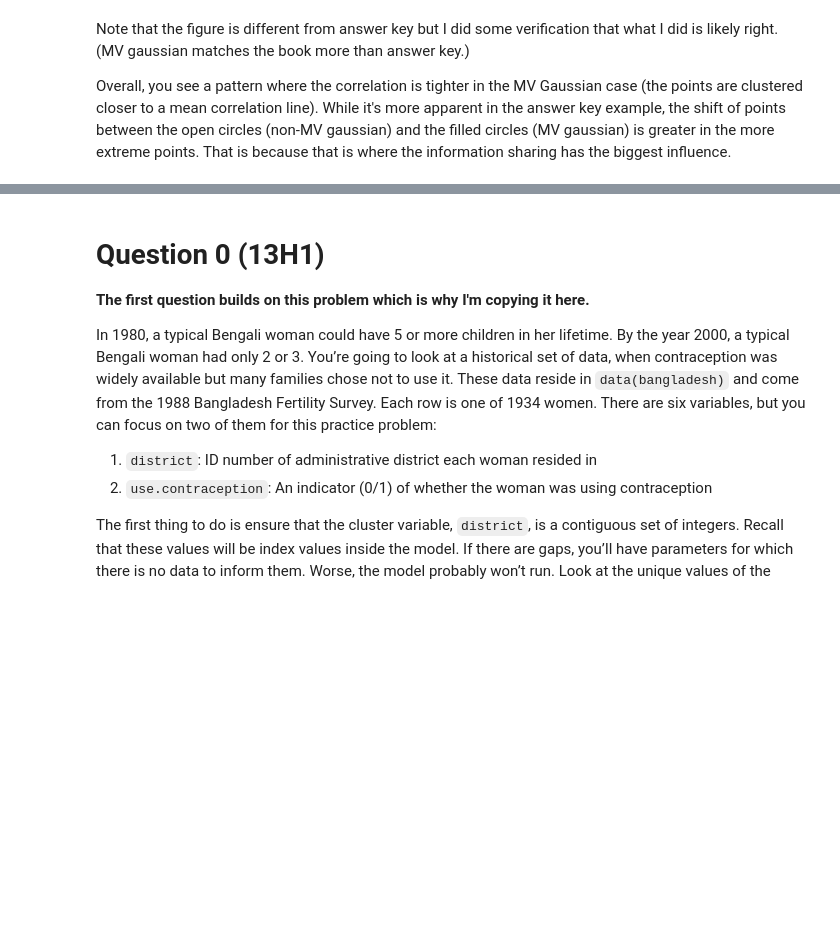
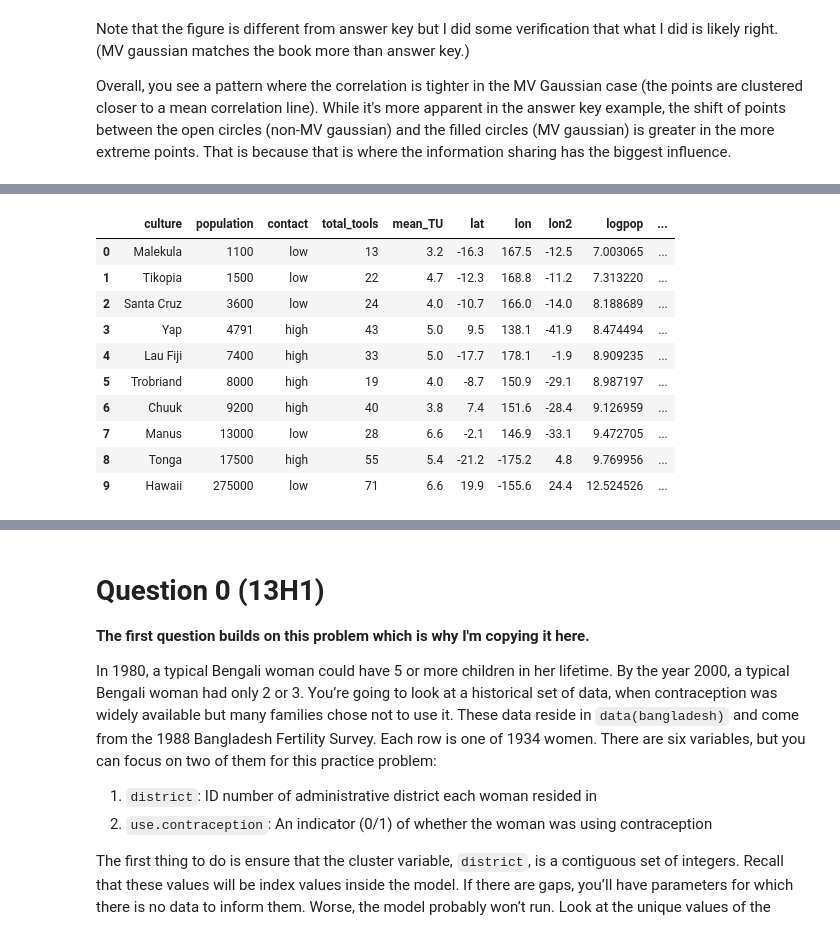
Before and after one commit to benslack19/stats_rethinking, a Jupyter notebook: stats_rethinking_ch14_EOC.ipynb, the cells around one changed output, grey strips where cells are left out. Saved outputs shown, nothing was run; the diff lists cells and outputs as text; code cells hidden in the pictures; blank space fills up the shorter version.

```diff
--- a/stats_rethinking_ch14_EOC.ipynb
+++ b/stats_rethinking_ch14_EOC.ipynb
@@ -425,0 +544,19 @@ Overall, you see a pattern where the correlation is tighter in the MV Gaussian c
+# %%
+df_kline = pd.read_csv(
+    "../pymc3_ed_resources/resources/Rethinking_2/Data/Kline2.csv", sep=","
+)
+df_kline["log_population"] = np.log(df_kline["population"])
+df_kline['society'] = pd.Categorical(df_kline['culture']).codes
+df_kline
+# %% [output]
+|  | culture | population | contact | total_tools | mean_TU | lat | lon | lon2 | logpop | ... |
+| 0 | Malekula | 1100 | low | 13 | 3.2 | -16.3 | 167.5 | -12.5 | 7.003065 | ... |
+| 1 | Tikopia | 1500 | low | 22 | 4.7 | -12.3 | 168.8 | -11.2 | 7.313220 | ... |
+| 2 | Santa Cruz | 3600 | low | 24 | 4.0 | -10.7 | 166.0 | -14.0 | 8.188689 | ... |
+| 3 | Yap | 4791 | high | 43 | 5.0 | 9.5 | 138.1 | -41.9 | 8.474494 | ... |
+| 4 | Lau Fiji | 7400 | high | 33 | 5.0 | -17.7 | 178.1 | -1.9 | 8.909235 | ... |
+| 5 | Trobriand | 8000 | high | 19 | 4.0 | -8.7 | 150.9 | -29.1 | 8.987197 | ... |
+| 6 | Chuuk | 9200 | high | 40 | 3.8 | 7.4 | 151.6 | -28.4 | 9.126959 | ... |
+| 7 | Manus | 13000 | low | 28 | 6.6 | -2.1 | 146.9 | -33.1 | 9.472705 | ... |
+| 8 | Tonga | 17500 | high | 55 | 5.4 | -21.2 | -175.2 | 4.8 | 9.769956 | ... |
+| 9 | Hawaii | 275000 | low | 71 | 6.6 | 19.9 | -155.6 | 24.4 | 12.524526 | ... |
```
Also changed, not shown: parts of 33 cells of this notebook, 2 other files.
